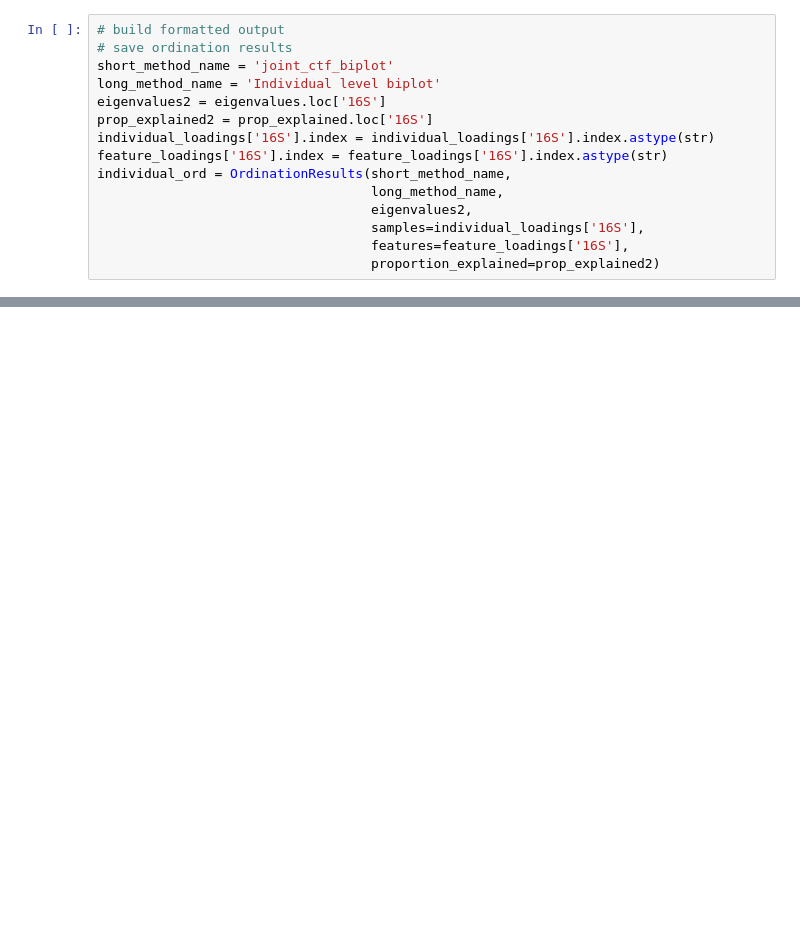
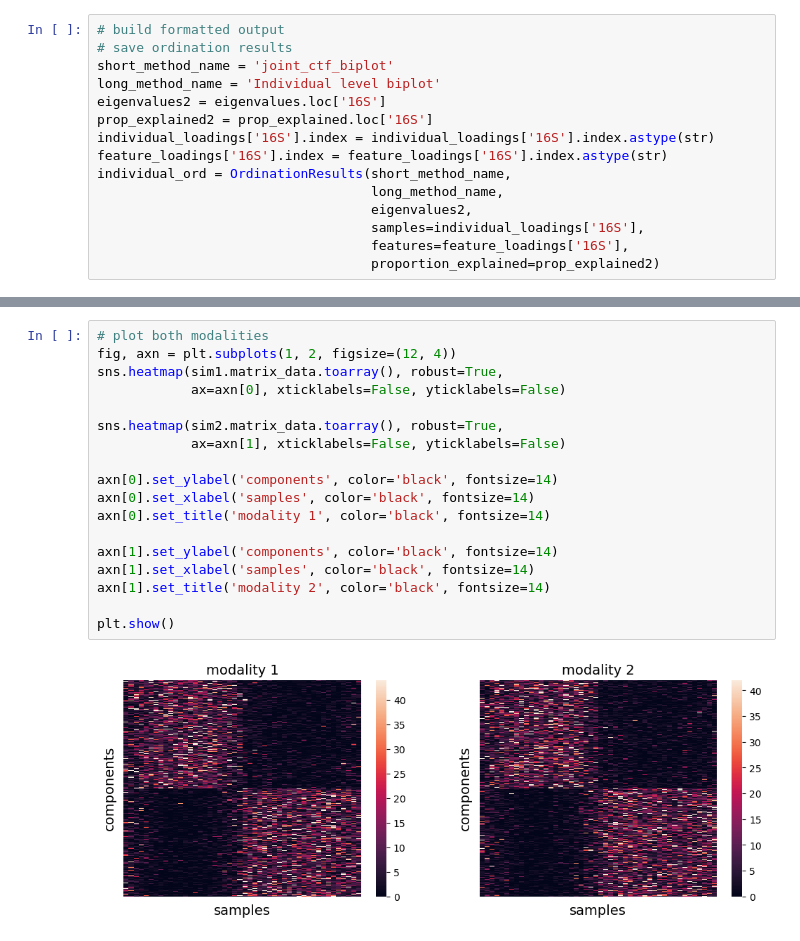
Before and after one commit to Biacordazzo/bia_gemelli, a Jupyter notebook: gemelli/joint_ctf.ipynb, the cells around one changed output, grey strips where cells are left out. Drawn from its saved outputs; the diff is of its cells as text; blank space fills up the shorter version.

```diff
--- a/gemelli/joint_ctf.ipynb
+++ b/gemelli/joint_ctf.ipynb
@@ -1543,0 +1477,20 @@ Emperor(individual_ord, mf, dimensions=15).set_axes(color='black').color_by('del
+# %%
+# plot both modalities
+fig, axn = plt.subplots(1, 2, figsize=(12, 4))
+sns.heatmap(sim1.matrix_data.toarray(), robust=True,
+            ax=axn[0], xticklabels=False, yticklabels=False)
+
+sns.heatmap(sim2.matrix_data.toarray(), robust=True,
+            ax=axn[1], xticklabels=False, yticklabels=False)
+
+axn[0].set_ylabel('components', color='black', fontsize=14)
+axn[0].set_xlabel('samples', color='black', fontsize=14)
+axn[0].set_title('modality 1', color='black', fontsize=14)
+
+axn[1].set_ylabel('components', color='black', fontsize=14)
+axn[1].set_xlabel('samples', color='black', fontsize=14)
+axn[1].set_title('modality 2', color='black', fontsize=14)
+
+plt.show()
+# %% [output]
+[figure, added]
```
Also changed, not shown: parts of 28 cells of this notebook.
